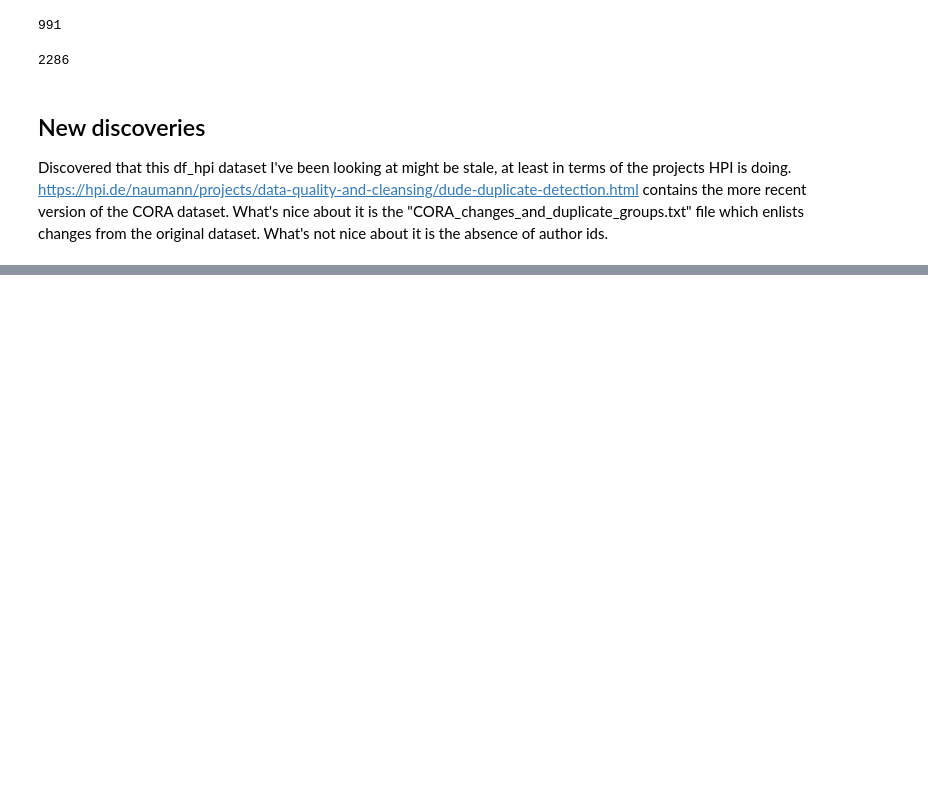
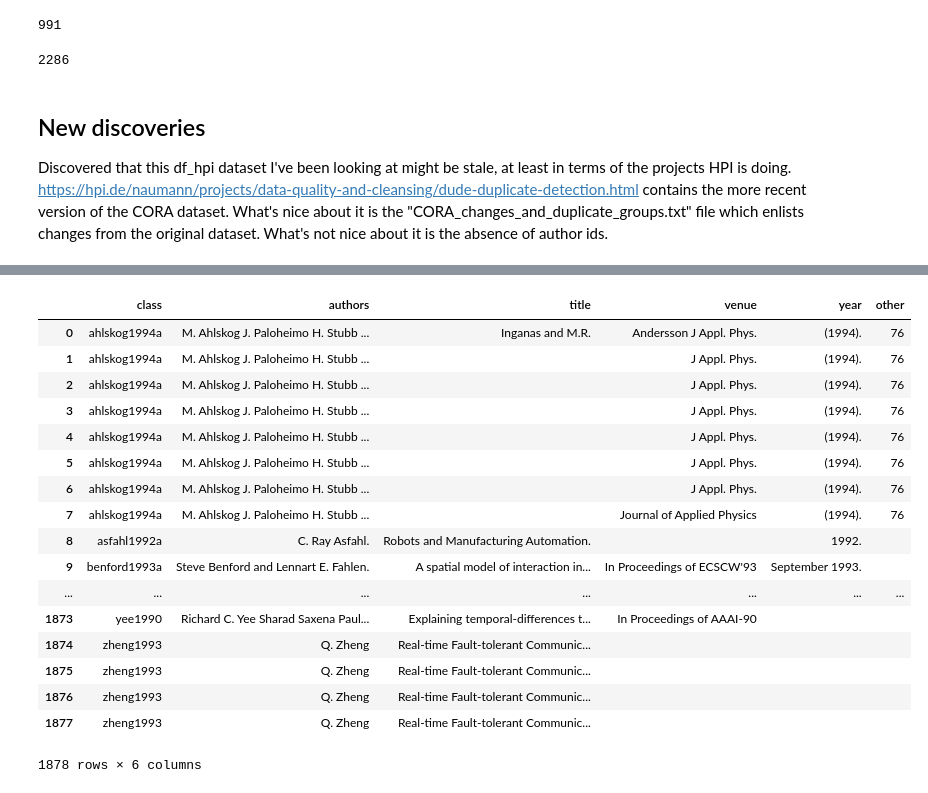
Before and after one commit to nkini/scaling-psl-for-ER, a Jupyter notebook: Comparisons of versions of the CORA dataset.ipynb, the cells around one changed output, grey strips where cells are left out. Saved outputs shown, nothing was run; the diff lists cells and outputs as text; code cells hidden in the pictures; blank space fills up the shorter version.

```diff
--- a/Comparisons of versions of the CORA dataset.ipynb
+++ b/Comparisons of versions of the CORA dataset.ipynb
@@ -445,0 +518,26 @@ Discovered that this df_hpi dataset I've been looking at might be stale, at leas
+# %%
+# For the Adaptive blocking dataset
+# author, title, venue, year, and other
+df_adaptive = df_hpi_transformed[['class','authors','title','venue','date','volume']]
+# %%
+df_adaptive.columns = ['class','authors','title','venue','year','other']
+df_adaptive
+# %% [output]
+|  | class | authors | title | venue | year | other |
+| 0 | ahlskog1994a | M. Ahlskog J. Paloheimo H. Stubb ... | Inganas and M.R. | Andersson J Appl. Phys. | (1994). | 76 |
+| 1 | ahlskog1994a | M. Ahlskog J. Paloheimo H. Stubb ... |  | J Appl. Phys. | (1994). | 76 |
+| 2 | ahlskog1994a | M. Ahlskog J. Paloheimo H. Stubb ... |  | J Appl. Phys. | (1994). | 76 |
+| 3 | ahlskog1994a | M. Ahlskog J. Paloheimo H. Stubb ... |  | J Appl. Phys. | (1994). | 76 |
+| 4 | ahlskog1994a | M. Ahlskog J. Paloheimo H. Stubb ... |  | J Appl. Phys. | (1994). | 76 |
+| 5 | ahlskog1994a | M. Ahlskog J. Paloheimo H. Stubb ... |  | J Appl. Phys. | (1994). | 76 |
+| 6 | ahlskog1994a | M. Ahlskog J. Paloheimo H. Stubb ... |  | J Appl. Phys. | (1994). | 76 |
+| 7 | ahlskog1994a | M. Ahlskog J. Paloheimo H. Stubb ... |  | Journal of Applied Physics | (1994). | 76 |
+| 8 | asfahl1992a | C. Ray Asfahl. | Robots and Manufacturing Automation. |  | 1992. |  |
+| 9 | benford1993a | Steve Benford and Lennart E. Fahlen. | A spatial model of interaction in... | In Proceedings of ECSCW'93 | September 1993. |  |
+| ... | ... | ... | ... | ... | ... | ... |
+| 1873 | yee1990 | Richard C. Yee Sharad Saxena Paul... | Explaining temporal-differences t... | In Proceedings of AAAI-90 |  |  |
+| 1874 | zheng1993 | Q. Zheng | Real-time Fault-tolerant Communic... |  |  |  |
+| 1875 | zheng1993 | Q. Zheng | Real-time Fault-tolerant Communic... |  |  |  |
+| 1876 | zheng1993 | Q. Zheng | Real-time Fault-tolerant Communic... |  |  |  |
+| 1877 | zheng1993 | Q. Zheng | Real-time Fault-tolerant Communic... |  |  |  |
+1878 rows × 6 columns
```
Also changed, not shown: parts of 8 cells of this notebook, 2 other files.
